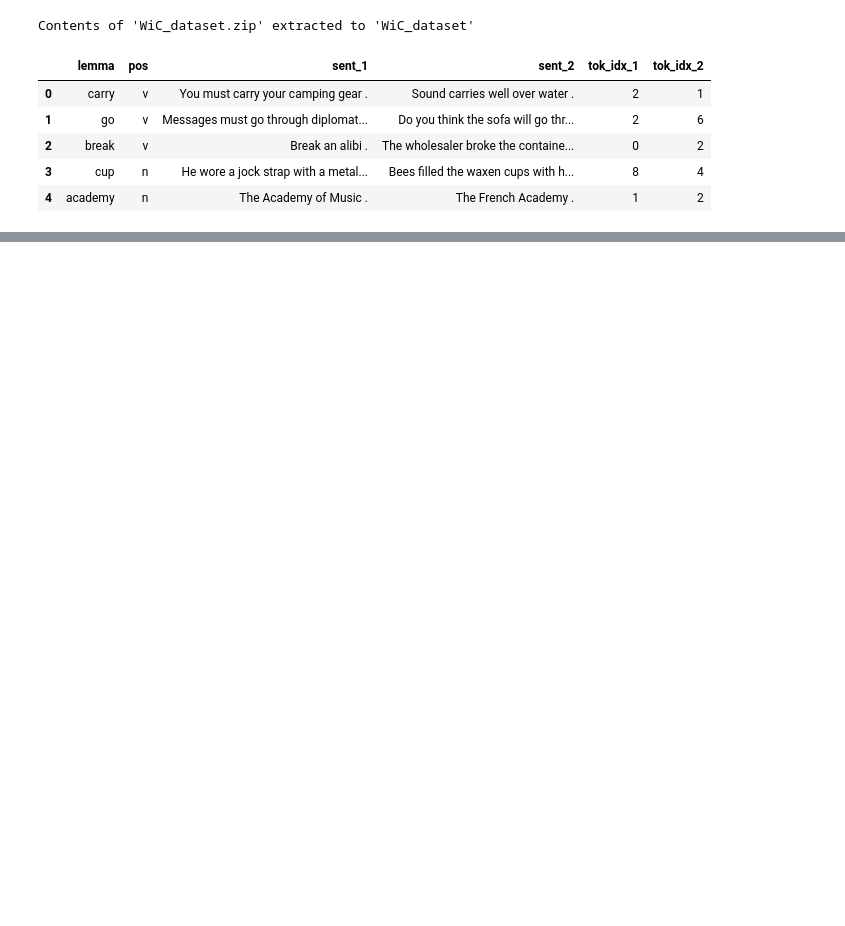
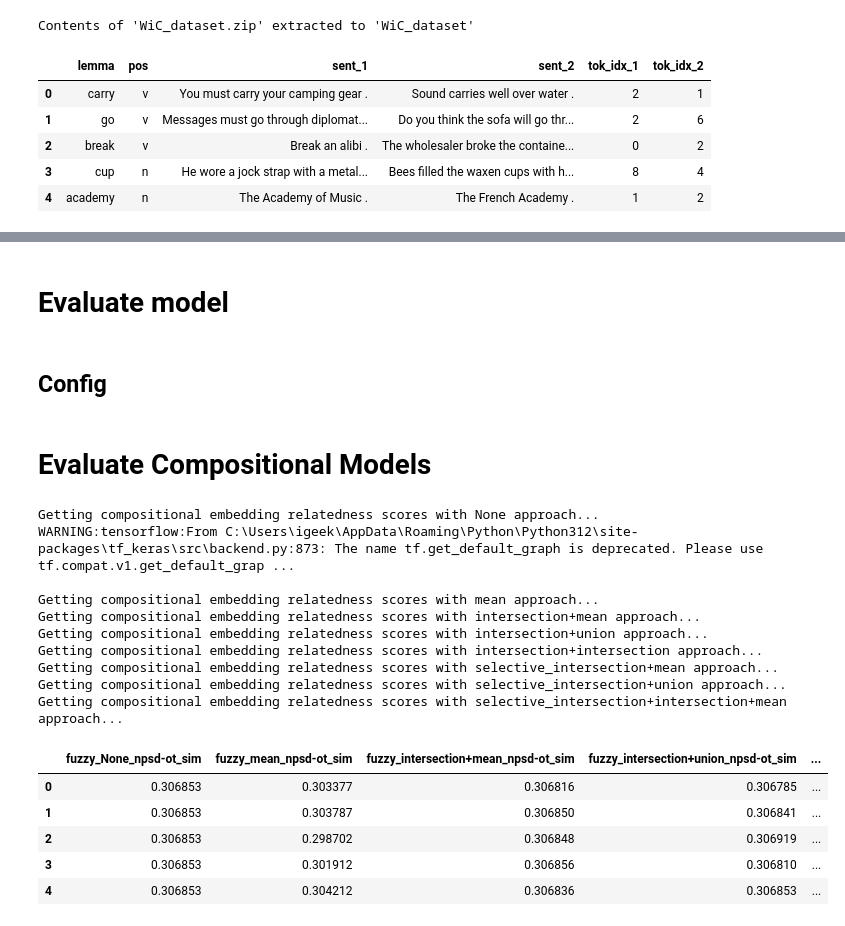
Before and after one commit to IsaacFigNewton/DisCoFuzz, a Jupyter notebook: DisCoFuzz_WiC_Eval.ipynb, the cells around one changed output, grey strips where cells are left out. Saved outputs shown, nothing was run; the diff lists cells and outputs as text; code cells hidden in the pictures; blank space fills up the shorter version.

```diff
--- a/DisCoFuzz_WiC_Eval.ipynb
+++ b/DisCoFuzz_WiC_Eval.ipynb
@@ -150,0 +170,4 @@ train_df.head()
+# %% [markdown]
+# Evaluate model
+# %% [markdown]
+## Config
@@ -150,0 +185,2 @@ train_df.head()
+# %% [markdown]
+# Evaluate Compositional Models
@@ -150,0 +189,49 @@ train_df.head()
+# %%
+# Load ground truth labels
+train_labels = pd.read_csv("./WiC_dataset/train/train.gold.txt", header=None)
+train_labels.columns = ["is_related"]
+train_labels = train_labels[:200]  # Match the subset size
+train_labels["is_related"] = train_labels["is_related"].apply(lambda x: 1 if x == "T" else 0)
+
+# get compositional embeddings for glosses using different strategies
+for s, composer in composers.items():
+  print(f"Getting compositional embedding relatedness scores with {s} approach...")
+  sent_1_comp_emb_col = gloss_vect_fuzzy_cols[(s, 1)]
+  sent_2_comp_emb_col = gloss_vect_fuzzy_cols[(s, 2)]
+
+  sims = list()
+  for i, row in embedding_df.iterrows():
+    sims.append(fuzzifier.similarity(
+        row[sent_1_comp_emb_col],
+        row[sent_2_comp_emb_col],
+        sim_metric
+    ))
+  sims_df[f"fuzzy_{s}_{sim_metric}_sim"] = pd.Series(sims)
+
+# Add sentence embedding baseline
+sent_emb_sims = list()
+for i, row in embedding_df.iterrows():
+    sent_emb_sims.append(cosine_similarity(
+        tf.constant(row["branch_text_embedding_1"]),
+        tf.constant(row["branch_text_embedding_2"])
+    ))
+sims_df["sent_emb_cos_sim"] = pd.Series(sent_emb_sims)
+sims_df["is_related"] = train_labels["is_related"].values
+sims_df.head()
+# %% [output]
+Getting compositional embedding relatedness scores with None approach...
+WARNING:tensorflow:From C:\Users\igeek\AppData\Roaming\Python\Python312\site-packages\tf_keras\src\backend.py:873: The name tf.get_default_graph is deprecated. Please use tf.compat.v1.get_default_grap ...
+
+Getting compositional embedding relatedness scores with mean approach...
+Getting compositional embedding relatedness scores with intersection+mean approach...
+Getting compositional embedding relatedness scores with intersection+union approach...
+Getting compositional embedding relatedness scores with intersection+intersection approach...
+Getting compositional embedding relatedness scores with selective_intersection+mean approach...
+Getting compositional embedding relatedness scores with selective_intersection+union approach...
+Getting compositional embedding relatedness scores with selective_intersection+intersection+mean approach...
+|  | fuzzy_None_npsd-ot_sim | fuzzy_mean_npsd-ot_sim | fuzzy_intersection+mean_npsd-ot_sim | fuzzy_intersection+union_npsd-ot_sim | ... |
+| 0 | 0.306853 | 0.303377 | 0.306816 | 0.306785 | ... |
+| 1 | 0.306853 | 0.303787 | 0.306850 | 0.306841 | ... |
+| 2 | 0.306853 | 0.298702 | 0.306848 | 0.306919 | ... |
+| 3 | 0.306853 | 0.301912 | 0.306856 | 0.306810 | ... |
+| 4 | 0.306853 | 0.304212 | 0.306836 | 0.306853 | ... |
```
Also changed, not shown: parts of 17 cells of this notebook, 2 other files.
